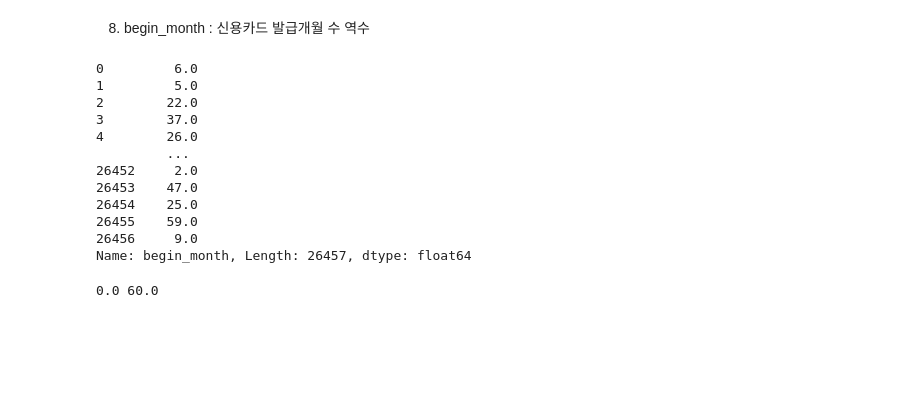
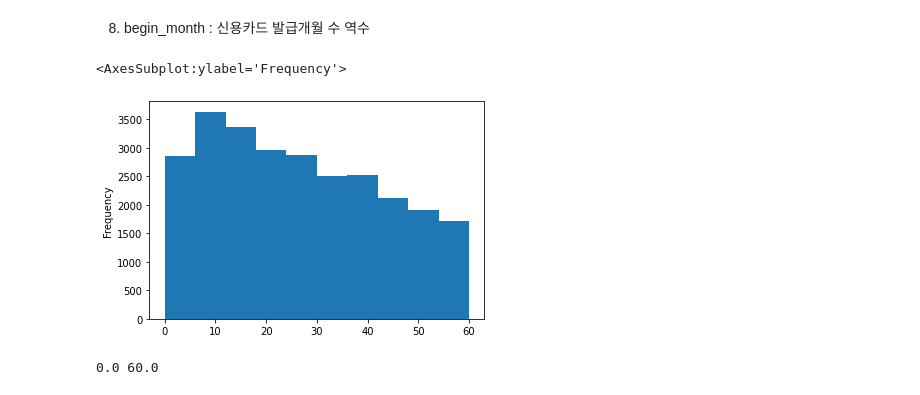
Before and after one commit to JxxHxxx/Ubion-CreditCardUserPrediction, a Jupyter notebook: Code/HJ_EDA&Preprocessing.ipynb, the cells around one changed output. Saved outputs shown, nothing was run; the diff lists cells and outputs as text; code cells hidden in the pictures; blank space fills up the shorter version.

```diff
--- a/Code/HJ_EDA&Preprocessing.ipynb
+++ b/Code/HJ_EDA&Preprocessing.ipynb
@@ -359,4 +345 @@ Name: DAYS_BIRTH, dtype: int64
-# %%
-train['FLAG_MOBIL'] = train['FLAG_MOBIL'].replace([1,0],['Y','N'])
-test['FLAG_MOBIL'] = test['FLAG_MOBIL'].replace([1,0],['Y','N'])
 # %%
@@ -499,21 +492,11 @@ Categories (4, object): ['a' < 'b' < 'c' < 'd']
 # %%
 train['begin_month'] = abs(train['begin_month'])
 test['begin_month'] = abs(test['begin_month'])
-# %%
-train['begin_month']
-# %% [output]
-0         6.0
-1         5.0
-2        22.0
-3        37.0
-4        26.0
-         ...
-26452     2.0
-26453    47.0
-26454    25.0
-26455    59.0
-26456     9.0
-Name: begin_month, Length: 26457, dtype: float64
+# %%
+train['begin_month'].plot(kind='hist',bins = 10)
+# %% [output]
+<AxesSubplot:ylabel='Frequency'>
+[figure, added]
 # %%
 print(min(train['begin_month']), max(train['begin_month']))
 # %% [output]
```
Also changed, not shown: parts of 24 cells of this notebook.
